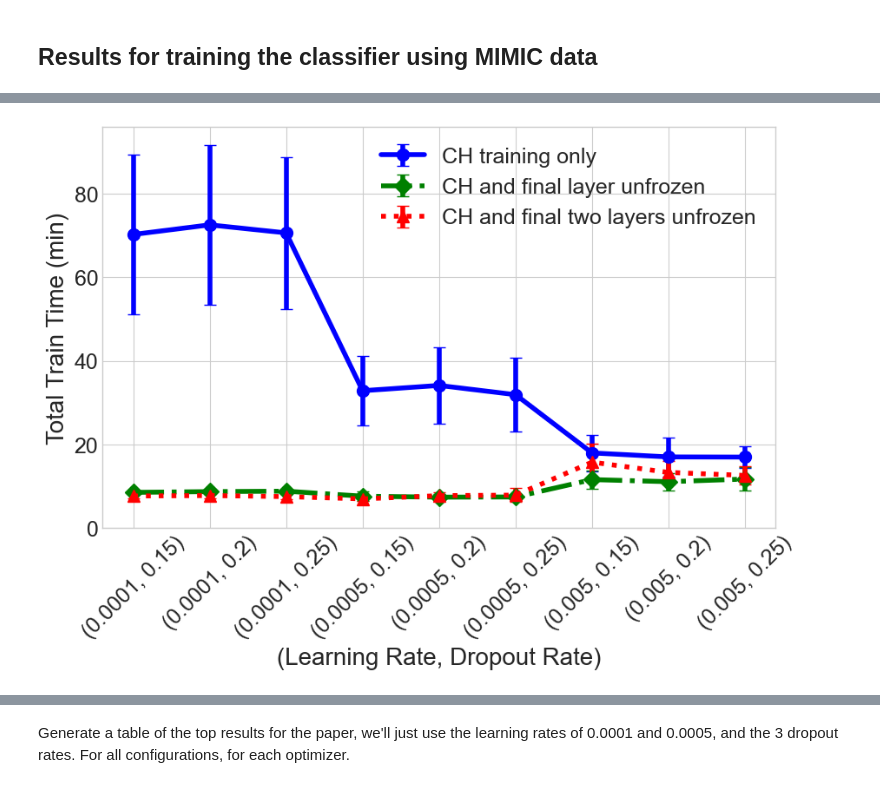
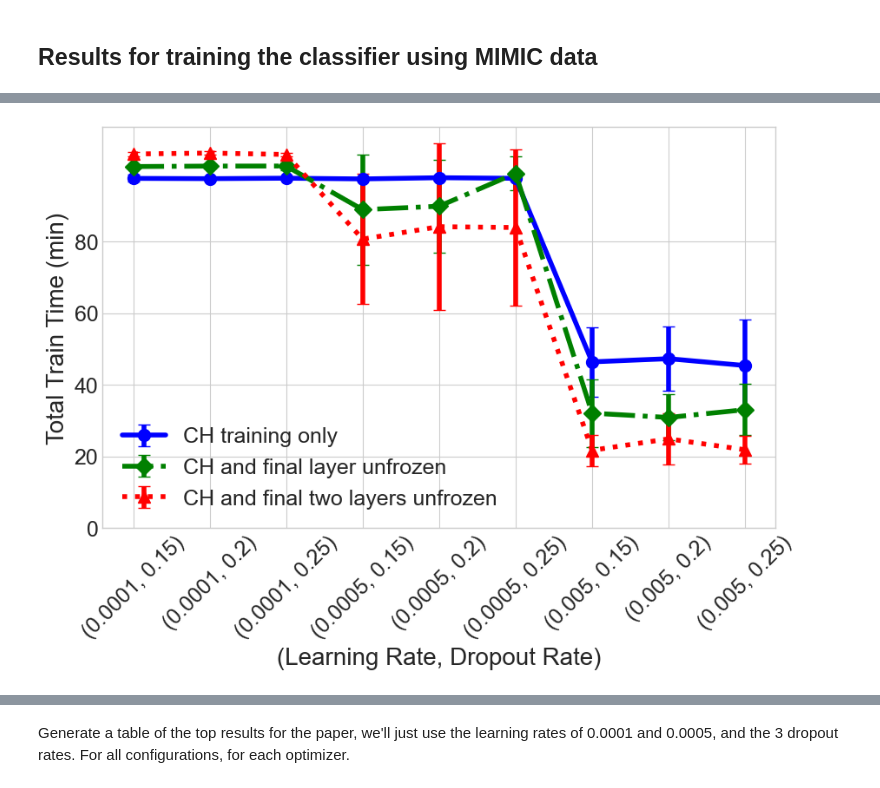
Before and after one commit to CRMDS/Kinetic-Injury-Triage, a Jupyter notebook: Results/resultsAnalysis.ipynb, the cells around one changed output, grey strips where cells are left out. Saved outputs shown, nothing was run; the diff lists cells and outputs as text; code cells hidden in the pictures.

```diff
--- a/Results/resultsAnalysis.ipynb
+++ b/Results/resultsAnalysis.ipynb
@@ -149,9 +149,9 @@ plot_optimizer_results(results_data, 'AdamW', metric='f1_score', metric_err='f1_
 # %%
 # Training time plot
-plot_optimizer_results(train_time_data, 'AdamW', metric='TrainingTimeMin', metric_err='TrainingTimeMinStd',
+plot_optimizer_results(train_time_data, 'SGD', metric='TrainingTimeMin', metric_err='TrainingTimeMinStd',
     modeling_type='training',  yaxisticks=[0, 85, 20])
 # %% [output]
-[figure, old version]
+[figure, new version]
 # %%
 # Just need to have a look at the TF/TN/FP/FN for all the optimisers, not going to save the plots
 plot_optimizer_results(results_data, 'SGD', metric='fn', metric_err='fn_std', flg_save=False)
```
Also changed, not shown: parts of 19 cells of this notebook, 2 other files.
